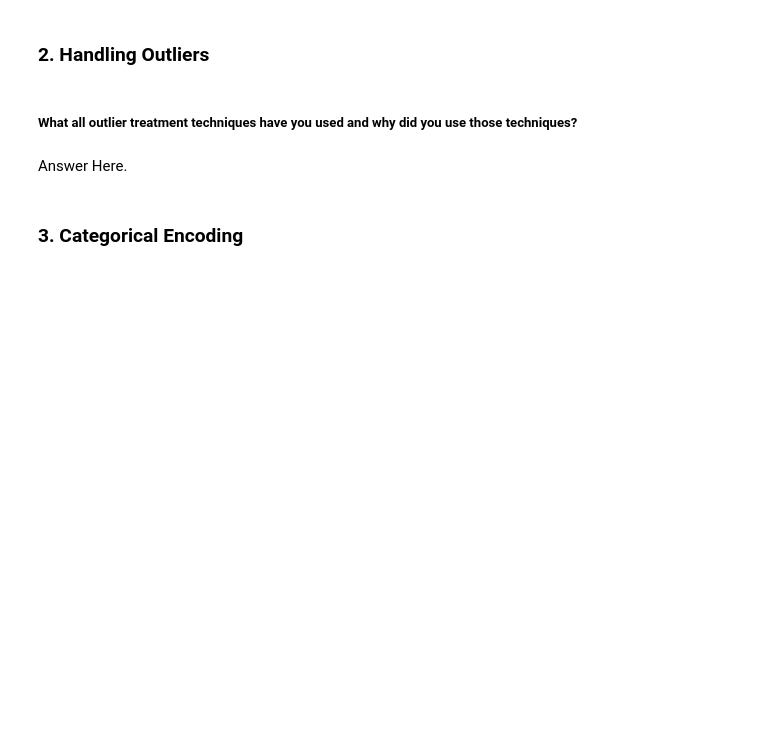
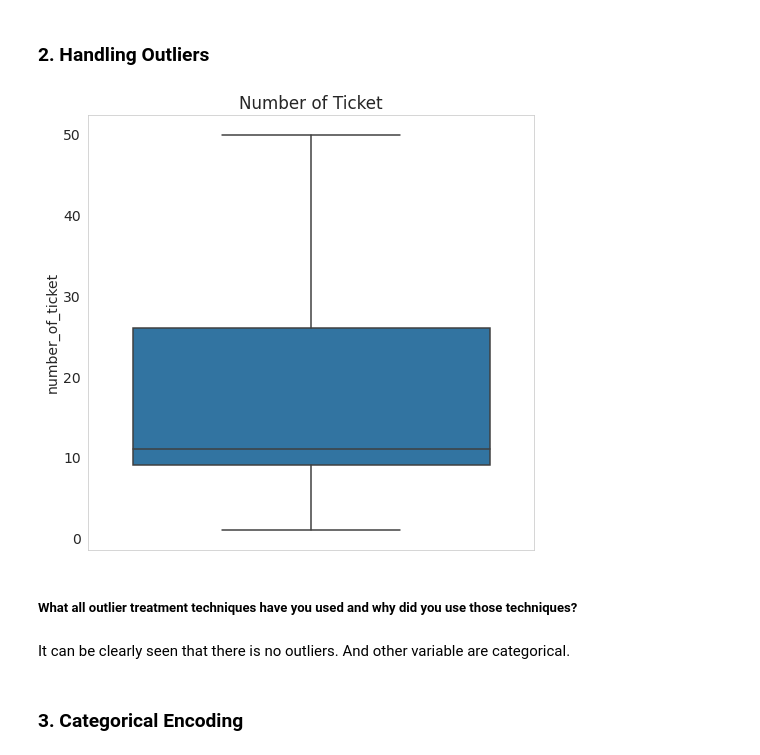
Before and after one commit to maxashoka3/Transport-Demand-Prediction, a Jupyter notebook: Transport_Demand_Prediction.ipynb, the cells around one changed output. Saved outputs shown, nothing was run; the diff lists cells and outputs as text; code cells hidden in the pictures; blank space fills up the shorter version.

```diff
--- a/Transport_Demand_Prediction.ipynb
+++ b/Transport_Demand_Prediction.ipynb
@@ -1325,6 +1351,14 @@ Answer Here.
+# %%
+# Handling Outliers & Outlier treatments
+plt.figure(figsize = (8,8))
+sns.boxplot(data = df,y ='number_of_ticket')
+plt.title('Number of Ticket')
+plt.show()
+# %% [output]
+[figure, added]
 # %% [markdown]
 ##### What all outlier treatment techniques have you used and why did you use those techniques?
-# %% [markdown]
-Answer Here.
+# %% [markdown]
+It can be clearly seen that there is no outliers. And other variable are categorical.
 # %% [markdown]
 ### 3. Categorical Encoding
```
Also changed, not shown: parts of 16 cells of this notebook.
